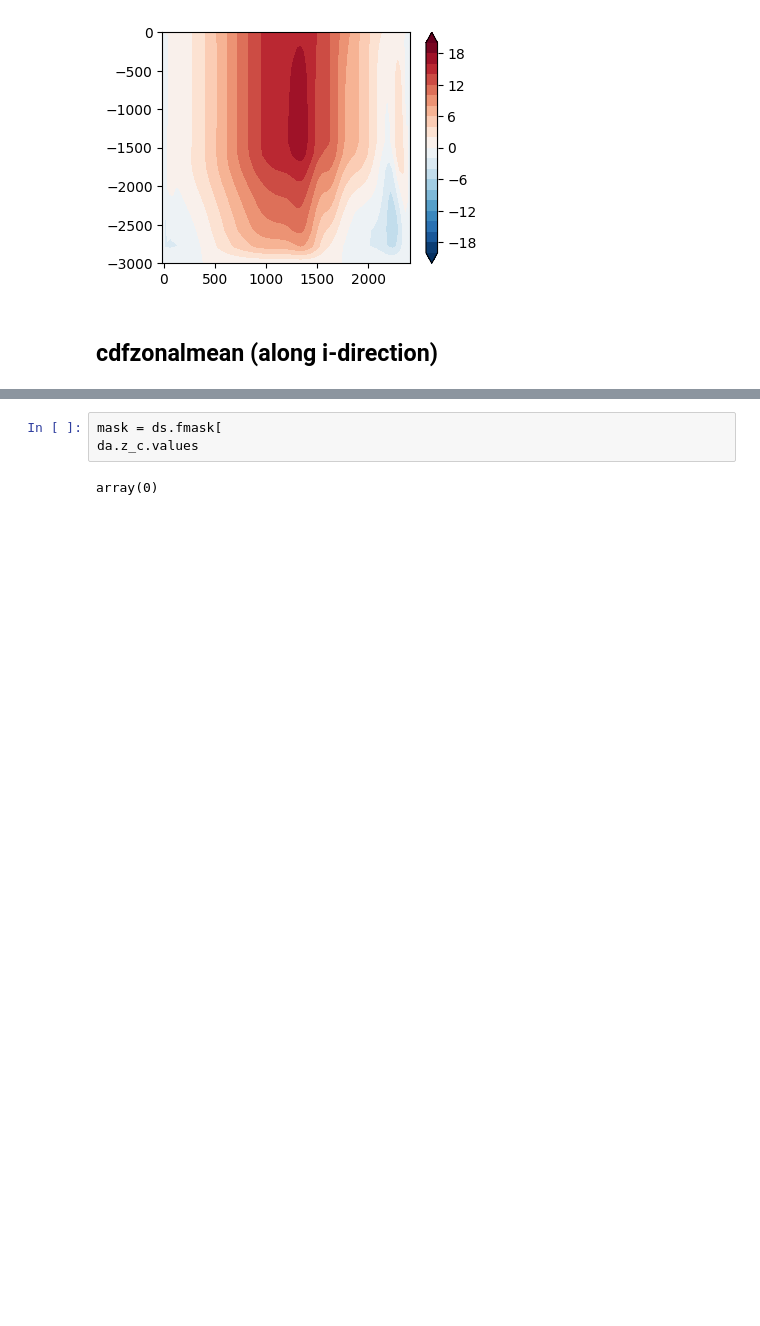
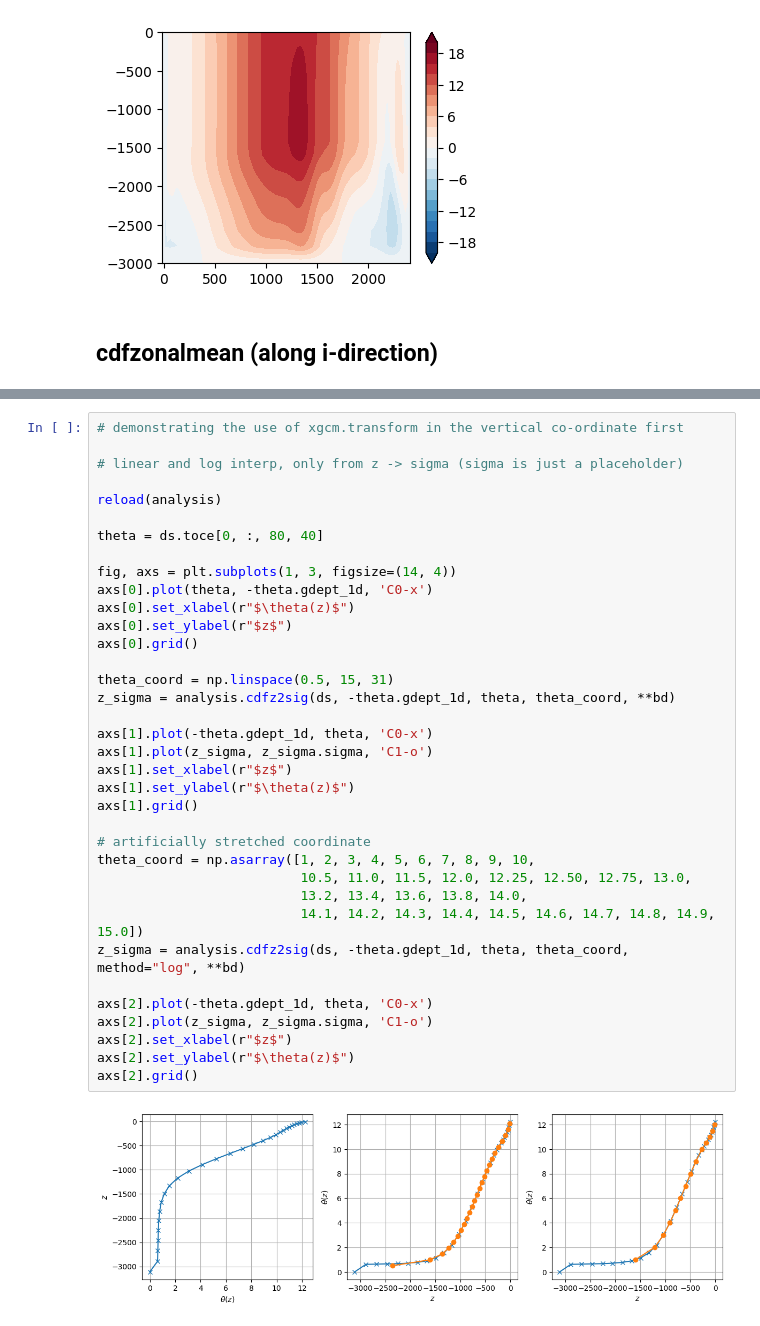
Before and after one commit to julianmak/pyCDFTOOLS, a Jupyter notebook: brainfart_logs/test_package_load.ipynb, the cells around one changed output, grey strips where cells are left out. Drawn from its saved outputs; the diff is of its cells as text; blank space fills up the shorter version.

Commit message:
prelim add of cdfz2sig

```diff
--- a/brainfart_logs/test_package_load.ipynb
+++ b/brainfart_logs/test_package_load.ipynb
@@ -133,5 +145,38 @@ array([16.84938306, 30.48358716])
 # %%
-mask = ds.fmask[
-da.z_c.values
+# demonstrating the use of xgcm.transform in the vertical co-ordinate first
+
+# linear and log interp, only from z -> sigma (sigma is just a placeholder)
+
+reload(analysis)
+
+theta = ds.toce[0, :, 80, 40]
+
+fig, axs = plt.subplots(1, 3, figsize=(14, 4))
+axs[0].plot(theta, -theta.gdept_1d, 'C0-x')
+axs[0].set_xlabel(r"$\theta(z)$")
+axs[0].set_ylabel(r"$z$")
+axs[0].grid()
+
+theta_coord = np.linspace(0.5, 15, 31)
+z_sigma = analysis.cdfz2sig(ds, -theta.gdept_1d, theta, theta_coord, **bd)
+
+axs[1].plot(-theta.gdept_1d, theta, 'C0-x')
+axs[1].plot(z_sigma, z_sigma.sigma, 'C1-o')
+axs[1].set_xlabel(r"$z$")
+axs[1].set_ylabel(r"$\theta(z)$")
+axs[1].grid()
+
+# artificially stretched coordinate
+theta_coord = np.asarray([1, 2, 3, 4, 5, 6, 7, 8, 9, 10,
+                          10.5, 11.0, 11.5, 12.0, 12.25, 12.50, 12.75, 13.0,
+                          13.2, 13.4, 13.6, 13.8, 14.0,
+                          14.1, 14.2, 14.3, 14.4, 14.5, 14.6, 14.7, 14.8, 14.9, 15.0])
+z_sigma = analysis.cdfz2sig(ds, -theta.gdept_1d, theta, theta_coord, method="log", **bd)
+
+axs[2].plot(-theta.gdept_1d, theta, 'C0-x')
+axs[2].plot(z_sigma, z_sigma.sigma, 'C1-o')
+axs[2].set_xlabel(r"$z$")
+axs[2].set_ylabel(r"$\theta(z)$")
+axs[2].grid()
 # %% [output]
-array(0)
+[figure, added]
```
Also changed, not shown: parts of 15 cells of this notebook, 3 other files.
